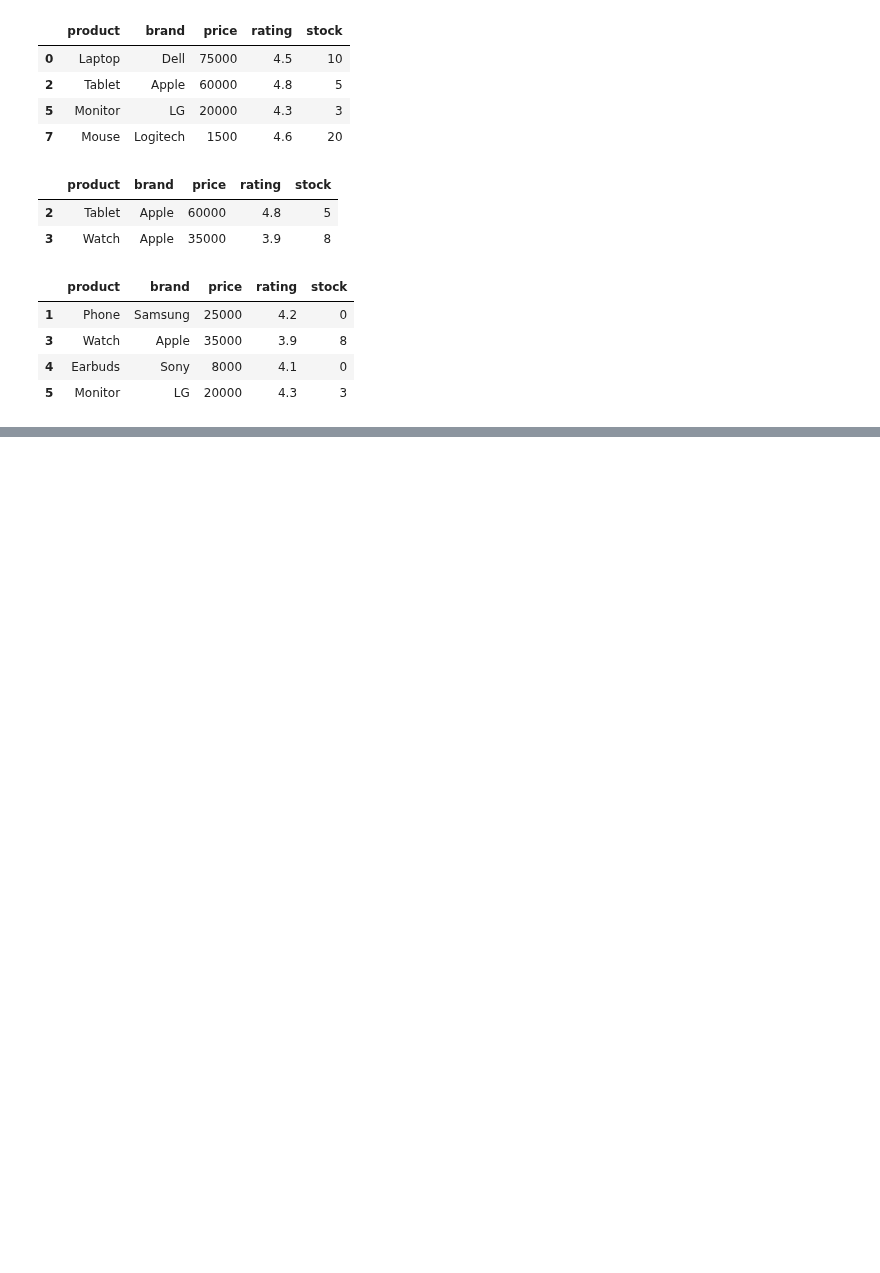
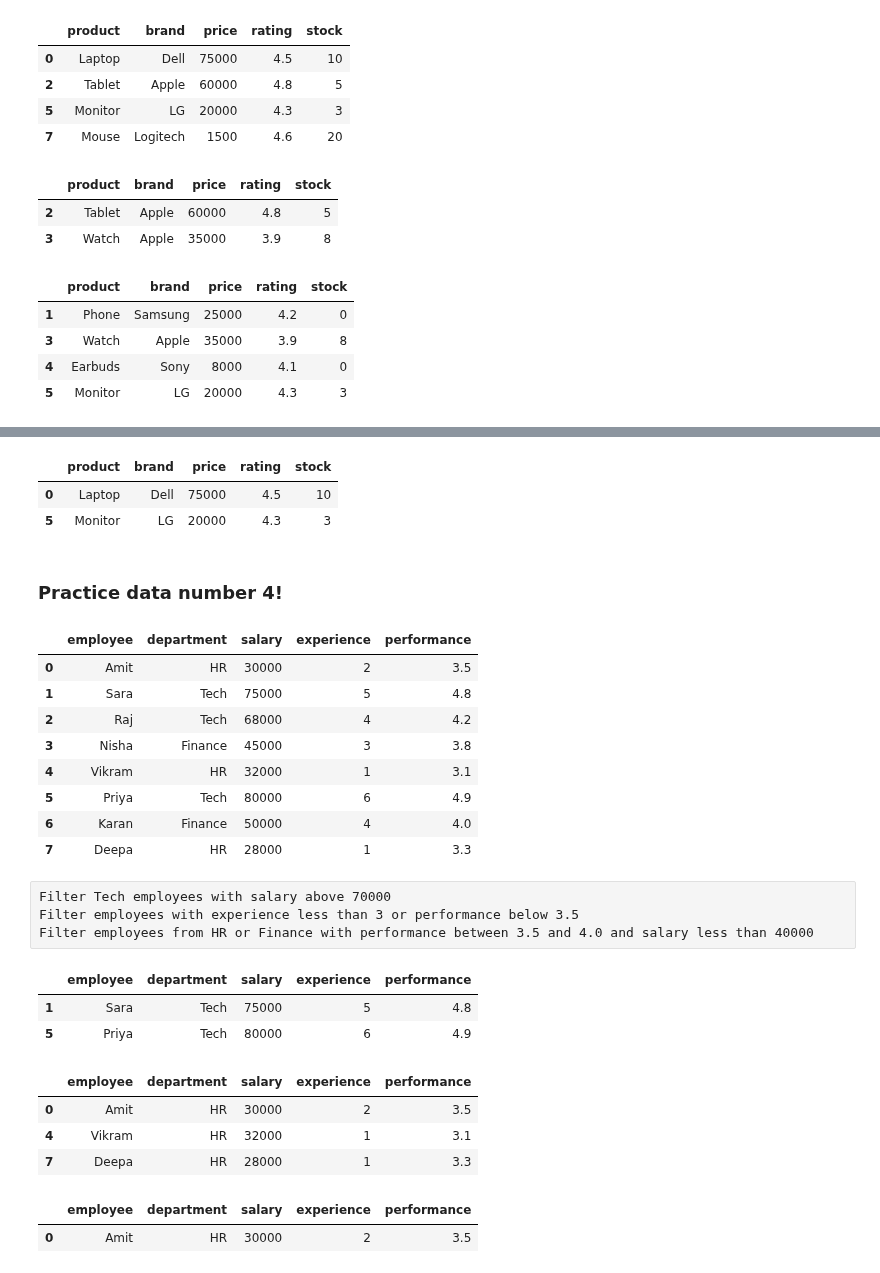
Before and after one commit to sayali-devkar/data_analysis_learning, a Jupyter notebook: pandas/practice/filtering_practice.ipynb, the cells around one changed output, grey strips where cells are left out. Cells and saved outputs as stored; diff of their text form; code cells hidden in the pictures; blank space fills up the shorter version.

Commit message:
Practiced Pandas - Filtering

```diff
--- a/pandas/practice/filtering_practice.ipynb
+++ b/pandas/practice/filtering_practice.ipynb
@@ -165,0 +190,54 @@ df[(df["brand"] != "Dell") & (df["price"].between(5000 , 40000))]
+# %%
+#3
+df[((df["rating"].between(4.0 , 4.5))) & ((df["price"] > 10000)) & ((df["stock"] > 0))]
+# %% [output]
+|  | product | brand | price | rating | stock |
+| 0 | Laptop | Dell | 75000 | 4.5 | 10 |
+| 5 | Monitor | LG | 20000 | 4.3 | 3 |
+# %% [markdown]
+### **Practice data number 4!**
+# %%
+data = {
+    'employee': ['Amit', 'Sara', 'Raj', 'Nisha', 'Vikram', 'Priya', 'Karan', 'Deepa'],
+    'department': ['HR', 'Tech', 'Tech', 'Finance', 'HR', 'Tech', 'Finance', 'HR'],
+    'salary': [30000, 75000, 68000, 45000, 32000, 80000, 50000, 28000],
+    'experience': [2, 5, 4, 3, 1, 6, 4, 1],
+    'performance': [3.5, 4.8, 4.2, 3.8, 3.1, 4.9, 4.0, 3.3]
+}
+df = pd.DataFrame(data)
+df
+# %% [output]
+|  | employee | department | salary | experience | performance |
+| 0 | Amit | HR | 30000 | 2 | 3.5 |
+| 1 | Sara | Tech | 75000 | 5 | 4.8 |
+| 2 | Raj | Tech | 68000 | 4 | 4.2 |
+| 3 | Nisha | Finance | 45000 | 3 | 3.8 |
+| 4 | Vikram | HR | 32000 | 1 | 3.1 |
+| 5 | Priya | Tech | 80000 | 6 | 4.9 |
+| 6 | Karan | Finance | 50000 | 4 | 4.0 |
+| 7 | Deepa | HR | 28000 | 1 | 3.3 |
+# %% [raw]
+Filter Tech employees with salary above 70000
+Filter employees with experience less than 3 or performance below 3.5
+Filter employees from HR or Finance with performance between 3.5 and 4.0 and salary less than 40000
+# %%
+#1
+df[(df["salary"] > 70000)]
+# %% [output]
+|  | employee | department | salary | experience | performance |
+| 1 | Sara | Tech | 75000 | 5 | 4.8 |
+| 5 | Priya | Tech | 80000 | 6 | 4.9 |
+# %%
+#2
+df[(df["experience"] < 3 ) | (df["performance"] < 3.5)]
+# %% [output]
+|  | employee | department | salary | experience | performance |
+| 0 | Amit | HR | 30000 | 2 | 3.5 |
+| 4 | Vikram | HR | 32000 | 1 | 3.1 |
+| 7 | Deepa | HR | 28000 | 1 | 3.3 |
+# %%
+#3
+df[((df["department"] == "HR") | (df["department"] == "Finance")) & (df["performance"].between(3.5,4.0)) & (df["salary"] < 40000)]
+# %% [output]
+|  | employee | department | salary | experience | performance |
+| 0 | Amit | HR | 30000 | 2 | 3.5 |
```
Also changed, not shown: parts of 3 cells of this notebook.
